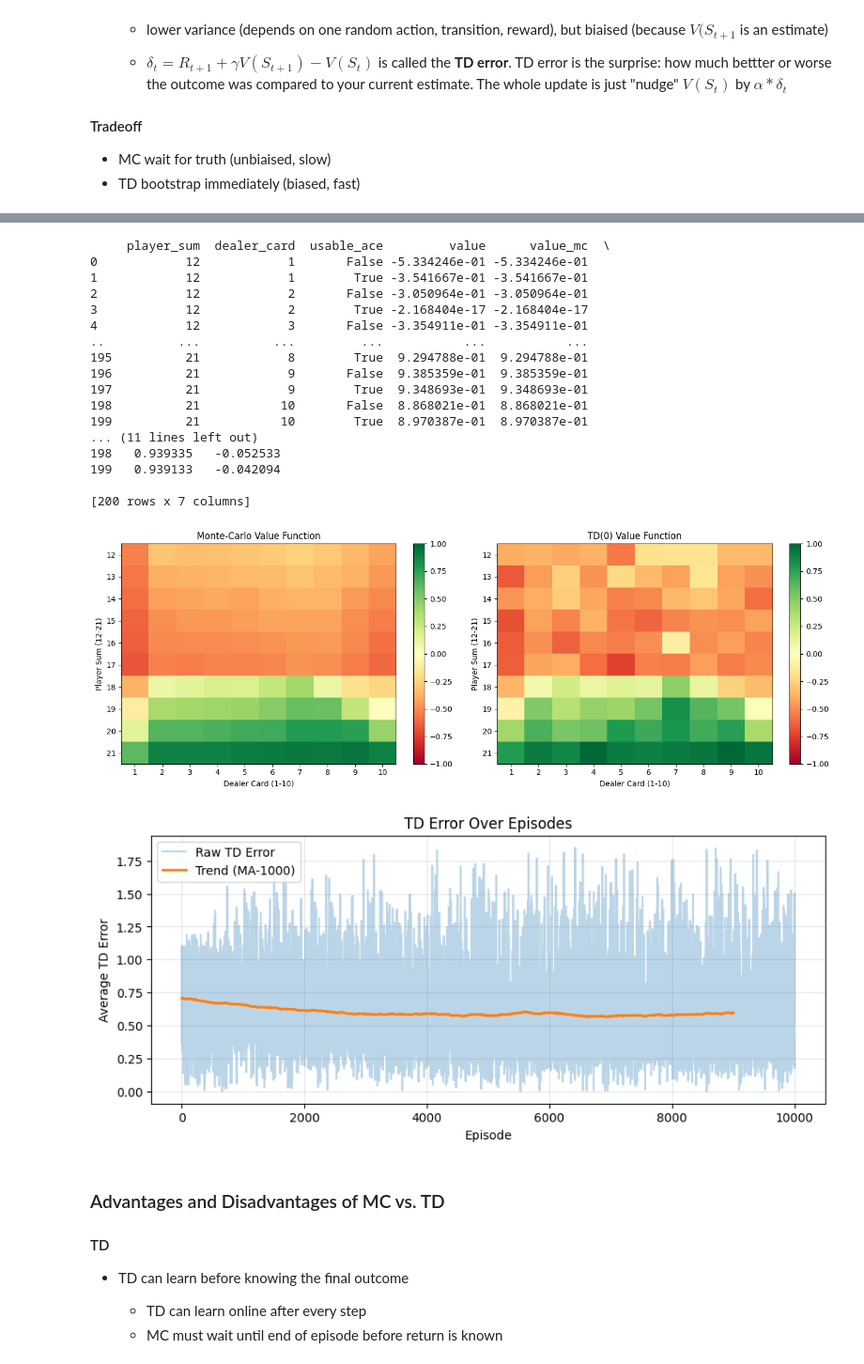
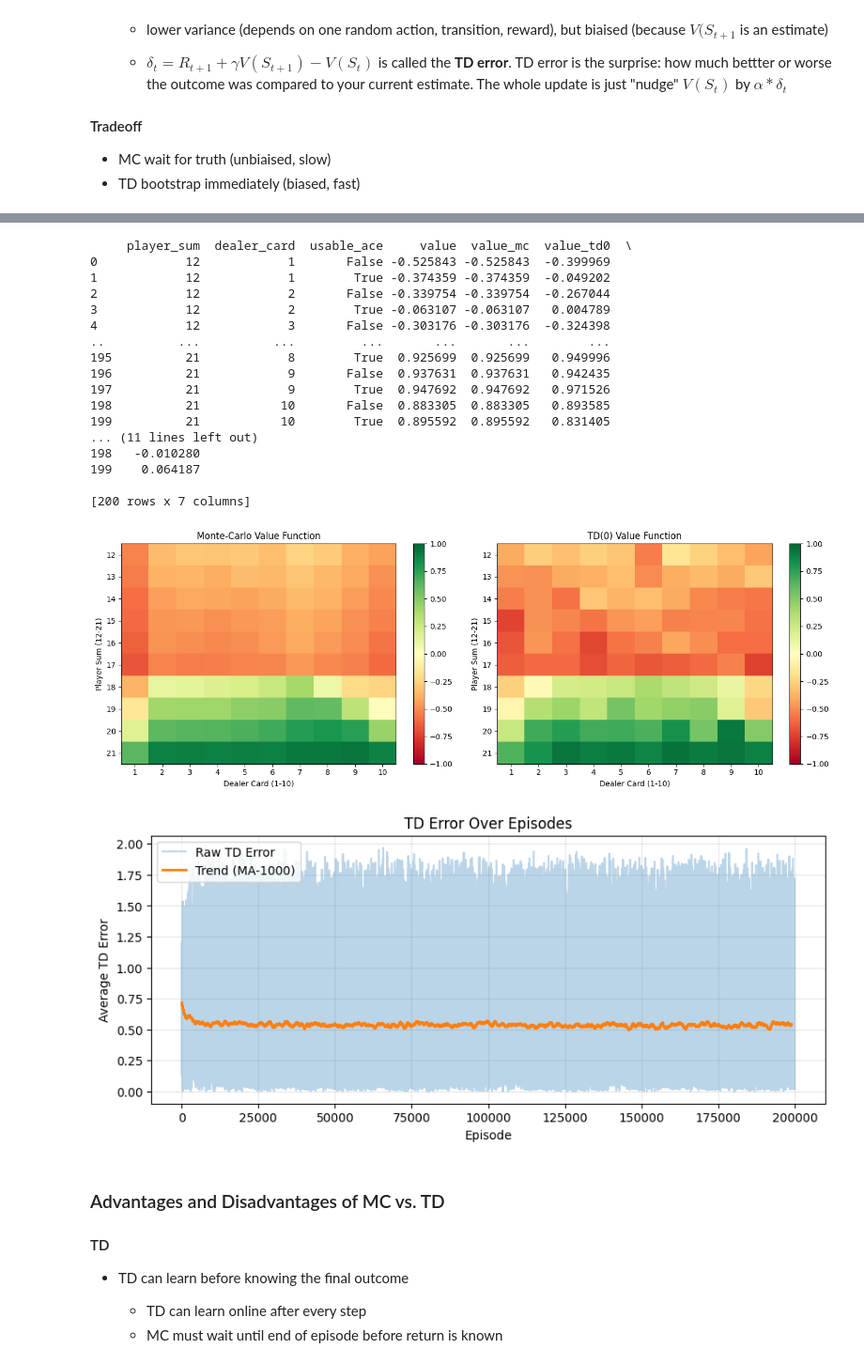
Before and after one commit to jean-kunz/cop_rl, a Jupyter notebook: nbks/1_4_model_free_predictions.ipynb, the cells around one changed output, grey strips where cells are left out. Shown at 94% size. Cells and saved outputs as stored; diff of their text form; code cells hidden in the pictures.

Commit message:
update param

```diff
--- a/nbks/1_4_model_free_predictions.ipynb
+++ b/nbks/1_4_model_free_predictions.ipynb
@@ -267,7 +267,7 @@ Cards left in shoe: 203
 === Environment Test Complete ===
 # %%
 # ── Policy ───────────────────────────────────────────────────────────
-def stick_on_20_policy(state):
+def stick_on_18_policy(state):
     """Stick if player sum >= 18, else twist."""
     player_sum, _, _ = state
     return "stick" if player_sum >= 18 else "twist"
@@ -321,7 +321,7 @@ def mc_predict(env, policy, num_episodes):
 # ── Run ──────────────────────────────────────────────────────────────
 num_episodes = 500_000
 env = BlackjackEnv()
-V, N = mc_predict(env, stick_on_20_policy, num_episodes)
+V, N = mc_predict(env, stick_on_18_policy, num_episodes)
 
 print(f"Value of state (Sum=20, Dealer=5, No Usable Ace): {V[20 - 12, 5 - 1, 0]:.4f}")
 print(f"Value of state (Sum=19, Dealer=5, No Usable Ace): {V[19 - 12, 5 - 1, 0]:.4f}")
@@ -480,8 +480,9 @@ def td0_predict(env, policy, num_episodes, alpha=0.01, gamma=1.0):
     # state = (20, 5, False) -> idx = (20-12, 5-1, int(false)) = (8, 4, 0)
     # initialize V (set to 1) optimistically to encourage exploration or pessimistically (set to 0) to encourage exploitation
     V = np.zeros((10, 10, 2), dtype=float)
-    V = np.ones((10, 10, 2)) * 0.1  # Initialize optimistically instead of zeros
+    V = np.ones((10, 10, 2)) * 0.2  # Initialize optimistically instead of zeros
     td_err_curve = np.zeros(num_episodes, dtype=float)
+    ep_steps = np.zeros(num_episodes, dtype=int)
 
     for ep in range(num_episodes):
         state = env.reset()
@@ -507,16 +508,30 @@ def td0_predict(env, policy, num_episodes, alpha=0.01, gamma=1.0):
             state = next_state
 
         td_err_curve[ep] = td_err_sum / max(td_steps, 1)
+        ep_steps[ep] = td_steps
 
-    return V, td_err_curve
+    return V, td_err_curve, ep_steps
 
 
 # ── Run ──────────────────────────────────────────────────────────────
-num_episodes = 500_000
+num_episodes = 200_000
 env = BlackjackEnv()
+
+
+# ── Policy ───────────────────────────────────────────────────────────
+def stick_on_param_policy(state, pivot=20):
+    """Stick if player sum >= 18, else twist."""
+    player_sum, _, _ = state
+    return "stick" if player_sum >= pivot else "twist"
+
+
 # V_td0, td_err_curve = td0_predict(env, stick_on_20_policy, num_episodes, alpha=0.01, gamma=1.0)
-V_td0, td_err_curve = td0_predict(
-    env, stick_on_20_policy, num_episodes, alpha=0.05, gamma=1.0
+V_td0, td_err_curve, ep_steps = td0_predict(
+    env,
+    lambda state: stick_on_param_policy(state, pivot=18),
+    num_episodes,
+    alpha=0.05,
+    gamma=1.0,
 )
 
 
@@ -539,4 +554,5 @@ for p_sum in range(12, 22):
 
 td0_states_df = pd.DataFrame(rows)
 td0_states_df
+print(ep_steps.mean())
 # %% [output]
@@ -603,51 +607,51 @@ axes[1].set_xticklabels(range(1, 11))
 axes[1].set_yticks(range(10))
 axes[1].set_yticklabels(range(12, 22))
 plt.colorbar(im2, ax=axes[1])
 
 plt.tight_layout()
 plt.show()
 
 # Plot TD error convergence with smoothing to show trend
 plt.figure(figsize=(10, 4))
-plt.plot(td_err_curve[:10000], alpha=0.3, label="Raw TD Error")
+plt.plot(td_err_curve[:num_episodes], alpha=0.3, label="Raw TD Error")
 
 # Add moving average to show trend
 window_size = 1000
 smoothed_error = np.convolve(
     td_err_curve, np.ones(window_size) / window_size, mode="valid"
 )
 plt.plot(
-    smoothed_error[: 10000 - window_size + 1],
+    smoothed_error[: num_episodes - window_size + 1],
     linewidth=2,
     label=f"Trend (MA-{window_size})",
 )
 
 plt.title("TD Error Over Episodes")
 plt.xlabel("Episode")
 plt.ylabel("Average TD Error")
 plt.legend()
 plt.grid(True, alpha=0.3)
 plt.show()
 # %% [output]
-     player_sum  dealer_card  usable_ace         value      value_mc  \
-0            12            1       False -5.334246e-01 -5.334246e-01
-1            12            1        True -3.541667e-01 -3.541667e-01
-2            12            2       False -3.050964e-01 -3.050964e-01
-3            12            2        True -2.168404e-17 -2.168404e-17
-4            12            3       False -3.354911e-01 -3.354911e-01
-..          ...          ...         ...           ...           ...
-195          21            8        True  9.294788e-01  9.294788e-01
-196          21            9       False  9.385359e-01  9.385359e-01
-197          21            9        True  9.348693e-01  9.348693e-01
-198          21           10       False  8.868021e-01  8.868021e-01
-199          21           10        True  8.970387e-01  8.970387e-01
+     player_sum  dealer_card  usable_ace     value  value_mc  value_td0  \
+0            12            1       False -0.525843 -0.525843  -0.399969
+1            12            1        True -0.374359 -0.374359  -0.049202
+2            12            2       False -0.339754 -0.339754  -0.267044
+3            12            2        True -0.063107 -0.063107   0.004789
+4            12            3       False -0.303176 -0.303176  -0.324398
+..          ...          ...         ...       ...       ...        ...
+195          21            8        True  0.925699  0.925699   0.949996
+196          21            9       False  0.937631  0.937631   0.942435
+197          21            9        True  0.947692  0.947692   0.971526
+198          21           10       False  0.883305  0.883305   0.893585
+199          21           10        True  0.895592  0.895592   0.831405
 ... (11 lines left out)
-198   0.939335   -0.052533
-199   0.939133   -0.042094
+198   -0.010280
+199    0.064187
 
 [200 rows x 7 columns]
-[figure, old version]
+[figure, new version]
-[figure, old version]
+[figure, new version]
 # %% [markdown]
 ### Advantages and Disadvantages of MC vs. TD
 
```
Also changed, not shown: parts of 5 cells of this notebook.
